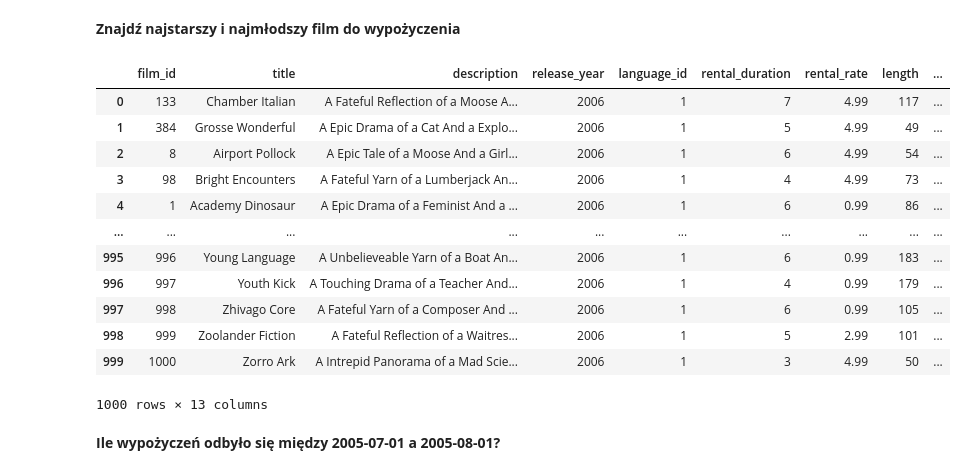
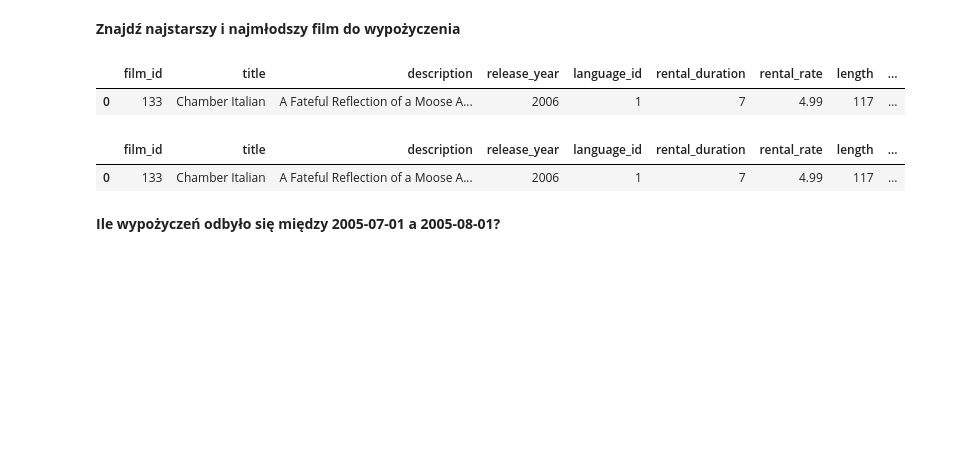
Before and after one commit to MariuszKuchtaAgh/ABD_laboratorium, a Jupyter notebook: lab_3__211021/lab_3__211021.ipynb, the cells around one changed output. Drawn from its saved outputs; the diff is of its cells as text; code cells hidden in the pictures; blank space fills up the shorter version.

```diff
--- a/lab_3__211021/lab_3__211021.ipynb
+++ b/lab_3__211021/lab_3__211021.ipynb
@@ -85,23 +66,18 @@ df
 # %% [markdown]
 **Znajdź najstarszy i najmłodszy film do wypożyczenia**
 # %%
-# df = pd.read_sql('select * from category',con=connection_sqlalchemy)
-df = pd.read_sql('select * from film',con=connection_sqlalchemy)
+# df = pd.read_sql("""select * from category""",con=connection_sqlalchemy)
+df = pd.read_sql("""select * from film where film_id in (select film_id from inventory) order by release_year desc limit 1""",con=connection_sqlalchemy)
 df
 # %% [output]
 |  | film_id | title | description | release_year | language_id | rental_duration | rental_rate | length | ... |
 | 0 | 133 | Chamber Italian | A Fateful Reflection of a Moose A... | 2006 | 1 | 7 | 4.99 | 117 | ... |
-| 1 | 384 | Grosse Wonderful | A Epic Drama of a Cat And a Explo... | 2006 | 1 | 5 | 4.99 | 49 | ... |
-| 2 | 8 | Airport Pollock | A Epic Tale of a Moose And a Girl... | 2006 | 1 | 6 | 4.99 | 54 | ... |
-| 3 | 98 | Bright Encounters | A Fateful Yarn of a Lumberjack An... | 2006 | 1 | 4 | 4.99 | 73 | ... |
-| 4 | 1 | Academy Dinosaur | A Epic Drama of a Feminist And a ... | 2006 | 1 | 6 | 0.99 | 86 | ... |
-| ... | ... | ... | ... | ... | ... | ... | ... | ... | ... |
-| 995 | 996 | Young Language | A Unbelieveable Yarn of a Boat An... | 2006 | 1 | 6 | 0.99 | 183 | ... |
-| 996 | 997 | Youth Kick | A Touching Drama of a Teacher And... | 2006 | 1 | 4 | 0.99 | 179 | ... |
-| 997 | 998 | Zhivago Core | A Fateful Yarn of a Composer And ... | 2006 | 1 | 6 | 0.99 | 105 | ... |
-| 998 | 999 | Zoolander Fiction | A Fateful Reflection of a Waitres... | 2006 | 1 | 5 | 2.99 | 101 | ... |
-| 999 | 1000 | Zorro Ark | A Intrepid Panorama of a Mad Scie... | 2006 | 1 | 3 | 4.99 | 50 | ... |
-1000 rows × 13 columns
+# %%
+df = pd.read_sql("""select * from film order by release_year asc limit 1""",con=connection_sqlalchemy)
+df
+# %% [output]
+|  | film_id | title | description | release_year | language_id | rental_duration | rental_rate | length | ... |
+| 0 | 133 | Chamber Italian | A Fateful Reflection of a Moose A... | 2006 | 1 | 7 | 4.99 | 117 | ... |
 # %% [markdown]
 **Ile wypożyczeń odbyło się między 2005-07-01 a 2005-08-01?**
 # %%
```
Also changed, not shown: parts of 14 cells of this notebook, 2 other files.
